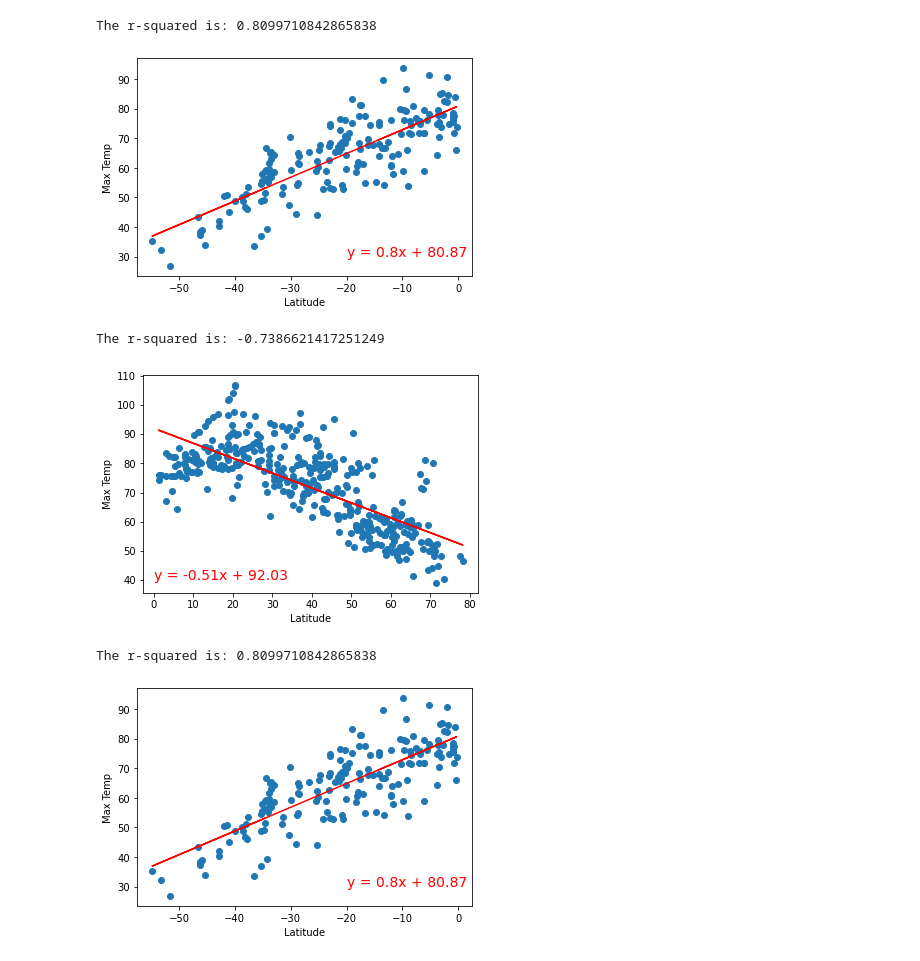
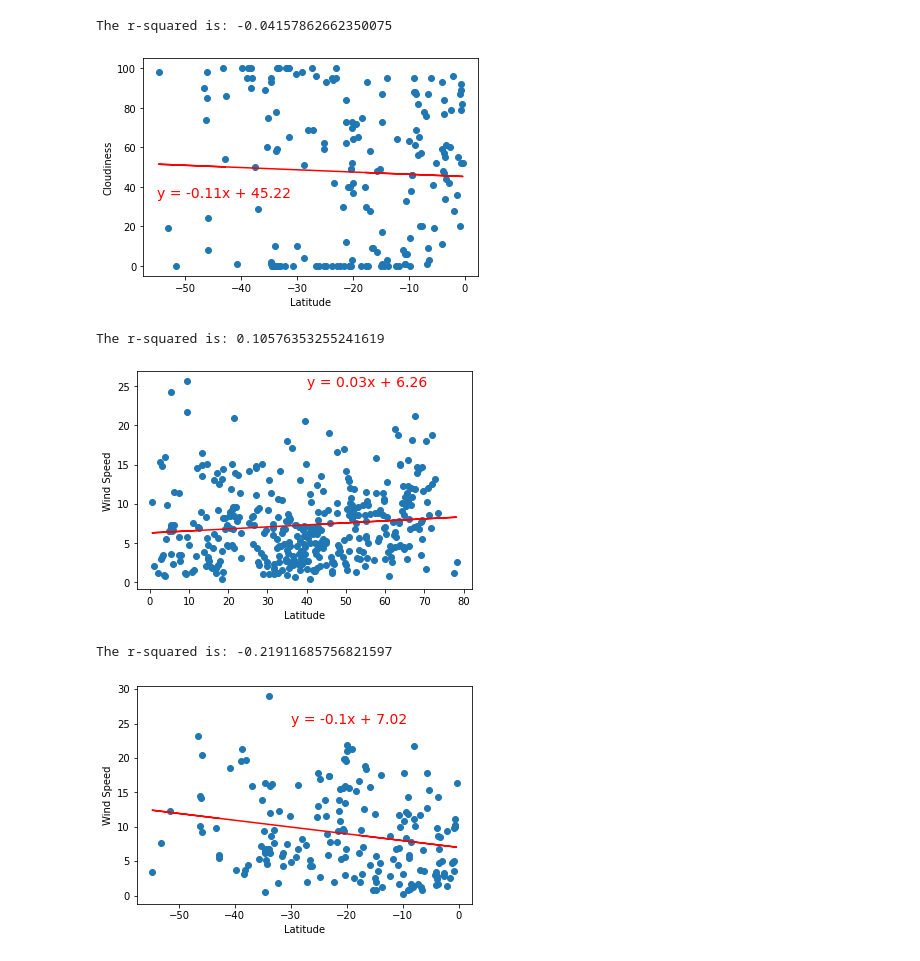
Before and after one commit to erinmlee97/Python_Api_Challenge, a Jupyter notebook: WeatherPy/WeatherPy.ipynb, the cells around one changed output. Cells and saved outputs as stored; diff of their text form; code cells hidden in the pictures.

```diff
--- a/WeatherPy/WeatherPy.ipynb
+++ b/WeatherPy/WeatherPy.ipynb
@@ -179,6 +187,6 @@ Text(0.5, 1.0, 'City Latitude vs. Wind Speed')
 # %%
 # OPTIONAL: Create a function to create Linear Regression plots
-def plot_linear_regression(x_values, y_values, title, text_coordinates):
+def plt_linear_regression(x_values, y_values, title, text_coordinates):
     (slope, intercept, rvalue, pvalue, stderr) = linregress(x_values, y_values)
     regress_values = x_values * slope + intercept
     line_eq = "y = " + str(round(slope,2)) + "x + " + str(round(intercept,2))
@@ -248,29 +255,29 @@ The r-squared is: -0.7386621417251249
 # Southern Latitude vs. Cloudiness
 xs_lat = southern["Lat"]
 ys_cloud = southern["Cloudiness"]
-plot_linear_regression(xs_lat,ys_temp,'Max Temp',(-20,30))
+plt_linear_regression(xs_lat,ys_cloud,'Cloudiness',(-55,35))
 
 plt.show()
 # %% [output]
-The r-squared is: 0.8099710842865838
+The r-squared is: -0.04157862662350075
-[figure, old version]
+[figure, new version]
 # %%
 # Northern Latitude vs. Wind Speed
 xn_lat = northern["Lat"]
 yn_wind = northern["Wind Speed"]
-plot_linear_regression(xn_lat,yn_temp,'Max Temp',(0,40))
+plt_linear_regression(xn_lat,yn_wind,'Wind Speed',(40,25))
 
 plt.show()
 # %% [output]
-The r-squared is: -0.7386621417251249
+The r-squared is: 0.10576353255241619
-[figure, old version]
+[figure, new version]
 # %%
 # Southern Latitude vs. Wind Speed
 xs_lat = southern["Lat"]
 ys_wind = southern["Wind Speed"]
-plot_linear_regression(xs_lat,ys_temp,'Max Temp',(-20,30))
+plt_linear_regression(xs_lat,ys_wind,'Wind Speed',(-30,25))
 
 plt.show()
 # %% [output]
-The r-squared is: 0.8099710842865838
+The r-squared is: -0.21911685756821597
-[figure, old version]
+[figure, new version]
```
Also changed, not shown: parts of 17 cells of this notebook, 1 other file.
